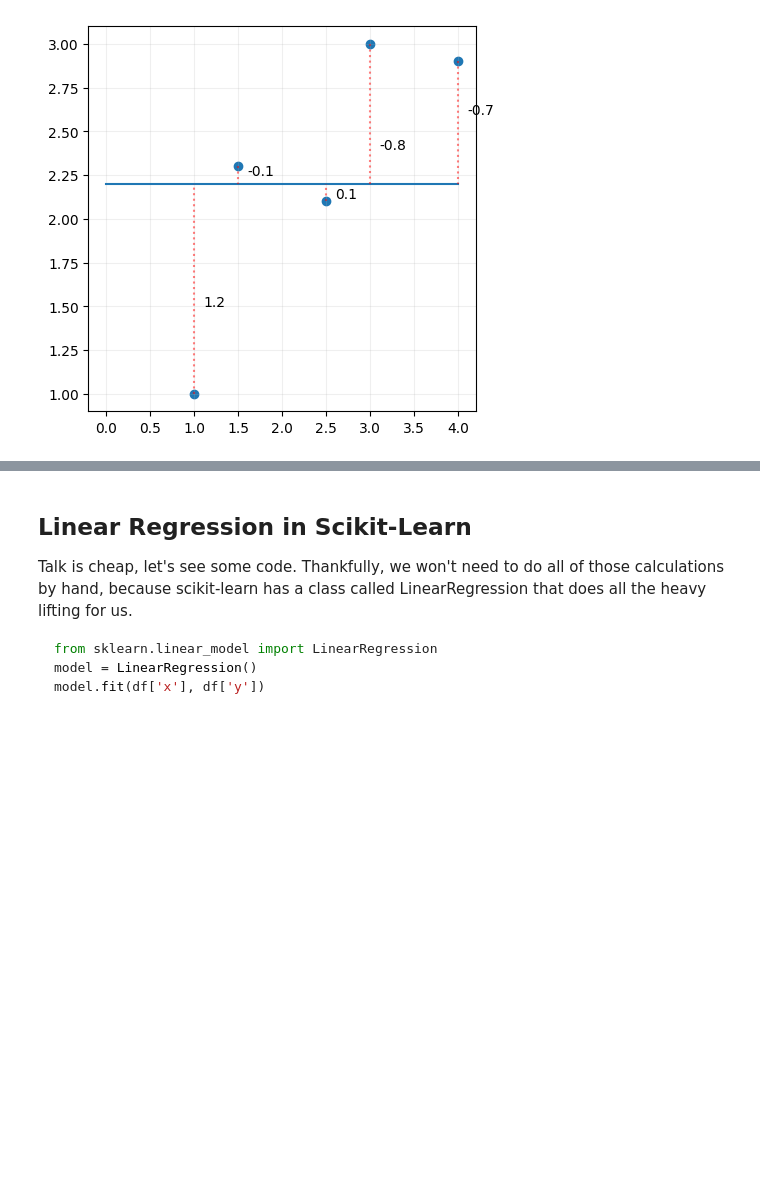
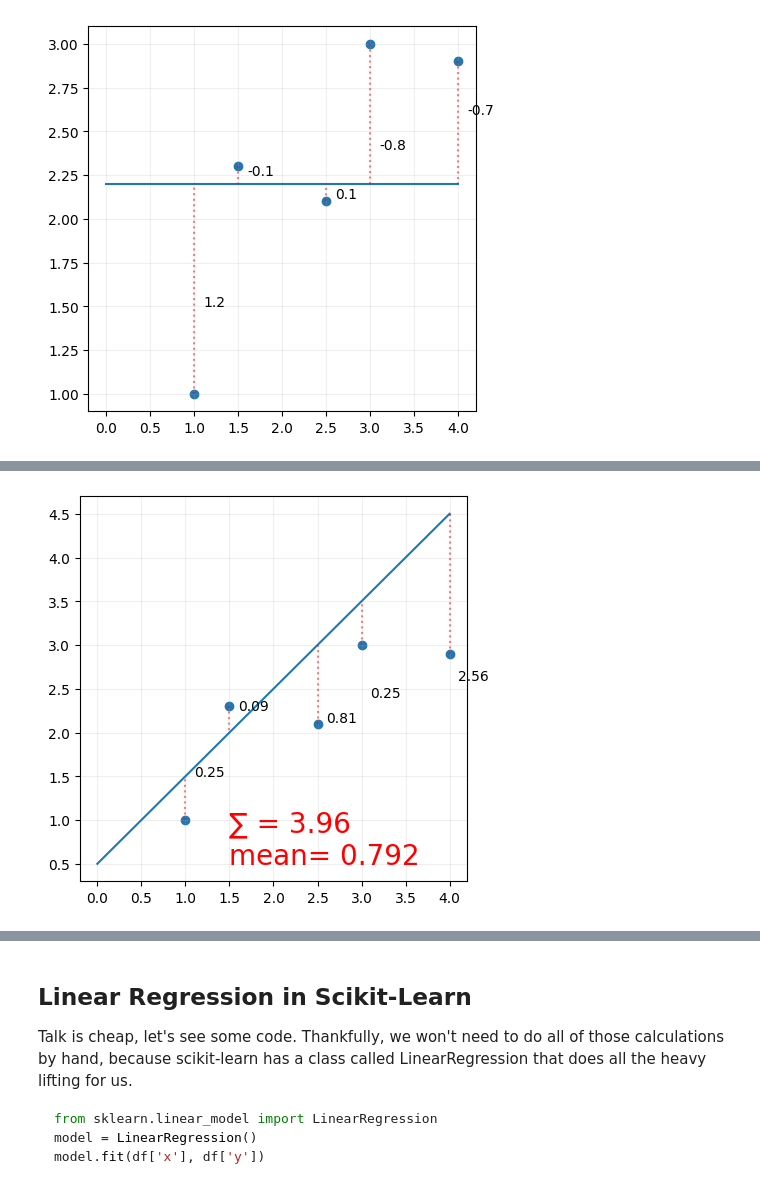
Before and after one commit to IT4063C/IT4063C.github.io, a Jupyter notebook: content/course-notes/9.ml-regression/transcript.ipynb, the cells around one changed output, grey strips where cells are left out. Saved outputs shown, nothing was run; the diff lists cells and outputs as text; code cells hidden in the pictures; blank space fills up the shorter version.

```diff
--- a/content/course-notes/9.ml-regression/transcript.ipynb
+++ b/content/course-notes/9.ml-regression/transcript.ipynb
@@ -518,0 +474,28 @@ This process here for simple linear regression is exactly the same as the proces
+# %%
+# plot the data
+import matplotlib.pyplot as plt
+
+f, ax = plt.subplots(figsize=(5,5))
+ax.scatter(df['x'], df['y'])
+
+x = np.linspace(0, 4, 11)
+y = x + 0.5
+ax.plot(x,y, label=f'y=0.5 + x')
+
+ax.plot([1,1],[1, 1.5], color='red', linestyle='dotted', alpha=0.5)
+ax.text(1.1, 1.5, '0.25')
+ax.plot([1.5,1.5],[2.3, 2], color='red', linestyle='dotted', alpha=0.5)
+ax.text(1.6, 2.25, '0.09')
+ax.plot([2.5,2.5],[2.1, 3], color='red', linestyle='dotted', alpha=0.5)
+ax.text(2.6, 2.12, '0.81')
+ax.plot([3,3],[3, 3.5], color='red', linestyle='dotted', alpha=0.5)
+ax.text(3.1, 2.4, '0.25')
+ax.plot([4,4],[2.9, 4.5], color='red', linestyle='dotted', alpha=0.5)
+ax.text(4.1, 2.6, '2.56')
+
+ax.text(1.5, .5, '∑ = 3.96\nmean= 0.792', fontsize=20, color='red')
+
+ax.grid(alpha=0.2)
+plt.show()
+# %% [output]
+[figure, added]
```
Also changed, not shown: parts of 20 cells of this notebook, 10 other files.
